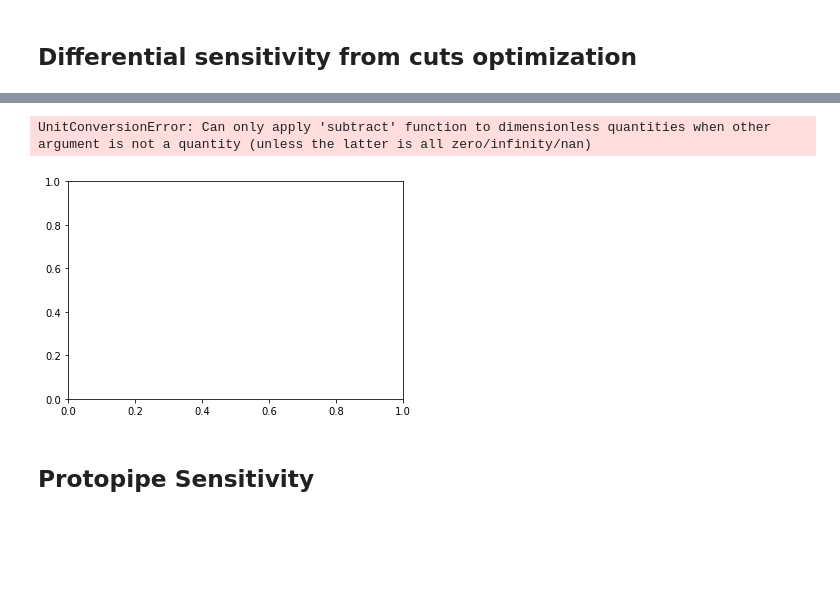
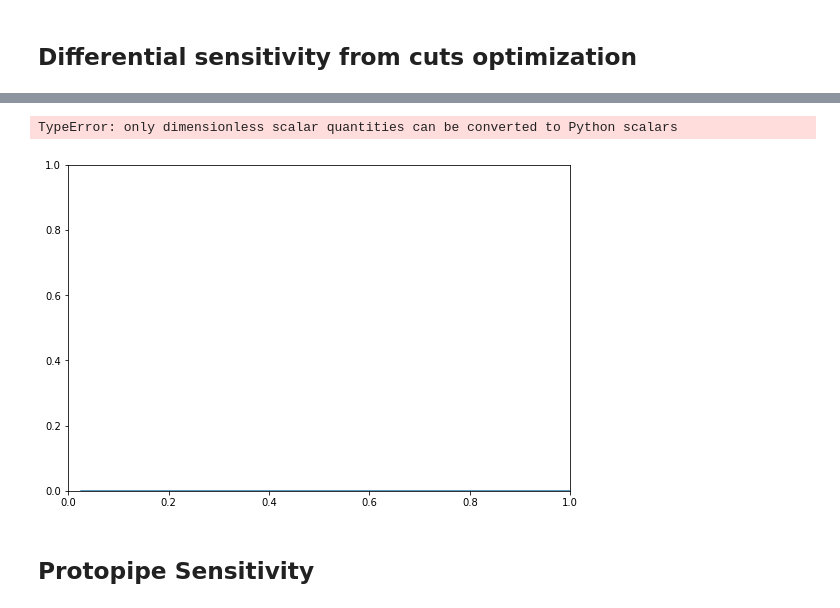
Before and after one commit to gaia-verna/protopipe, a Jupyter notebook: benchmarks/DL3/benchmarks_DL3_IRFs_and_sensitivity_pyirf_boostrap.ipynb, the cells around one changed output, grey strips where cells are left out. Drawn from its saved outputs; the diff is of its cells as text; code cells hidden in the pictures; blank space fills up the shorter version.

```diff
--- a/benchmarks/DL3/benchmarks_DL3_IRFs_and_sensitivity_pyirf_boostrap.ipynb
+++ b/benchmarks/DL3/benchmarks_DL3_IRFs_and_sensitivity_pyirf_boostrap.ipynb
@@ -80,7 +80,7 @@ Boostrap = np.arange(0,100)
 # %% [markdown]
 ## Input data
 # %%
-protopipe_path = './irf_tail_Time50.00h/'
+protopipe_path = '/ctadata/gaia/PyIRF_data/IRFs_Sensitivity/Protopipe_Pyirf/STD_protopipe_NO/Baseline/New_RF/irf_tail_Time50.00h/'
 
 # Performance calculated with pyirf from ED DL2 files
 ED_pyirf_file = 'reference_data/aswg/point-like/LaPalma_20_South_EventDisplay/EventDisplay_pyirf_North_20deg_S_onaxis_50h.fits.gz'
@@ -301,29 +295,29 @@ Bin center 0.2578769987568628 TeV
 # %%
 E = sensitivity_protopipe['reco_energy_center']
 
 flux_sensitivity_mean = [ np.nanmean(flux_sensitivity_boostrap[e]) for e in E.value]
 flux_sensitivity_std = [ np.nanstd(flux_sensitivity_boostrap[e]) for e in E.value]
 
 unit = u.Unit('erg cm-2 s-1')
 
 s = (E**2 * (flux_sensitivity_mean * u.Unit('cm-2 s-1 TeV-1')))
 s_err = (E**2 * (flux_sensitivity_std * u.Unit('cm-2 s-1 TeV-1')))
-
 #plt.plot(E, s.to_value(unit)*unit)
 
-plt.errorbar(E,s.to_value(unit),
-             xerr = energy_width.to_value(u.TeV) / 2,
-             #yerr = s_err.to_value(unit)*unit
+plt.errorbar(E,
+             s.to_value(unit),
+             xerr = energy_width / 2,
+             yerr = s_err.to_value(unit)*unit
             )
 
 plt.ylabel('flux_sensitivity')
 plt.xlabel(r'$E_\mathrm{reco} / \mathrm{TeV}$')
 plt.xscale('log')
 plt.yscale('log')
 plt.grid()
 # %% [output]
-UnitConversionError: Can only apply 'subtract' function to dimensionless quantities when other argument is not a quantity (unless the latter is all zero/infinity/nan)
+TypeError: only dimensionless scalar quantities can be converted to Python scalars
-[figure, old version]
+[figure, new version]
 # %% [markdown]
 ## Protopipe Sensitivity
 # %%
```
Also changed, not shown: parts of 17 cells of this notebook.
